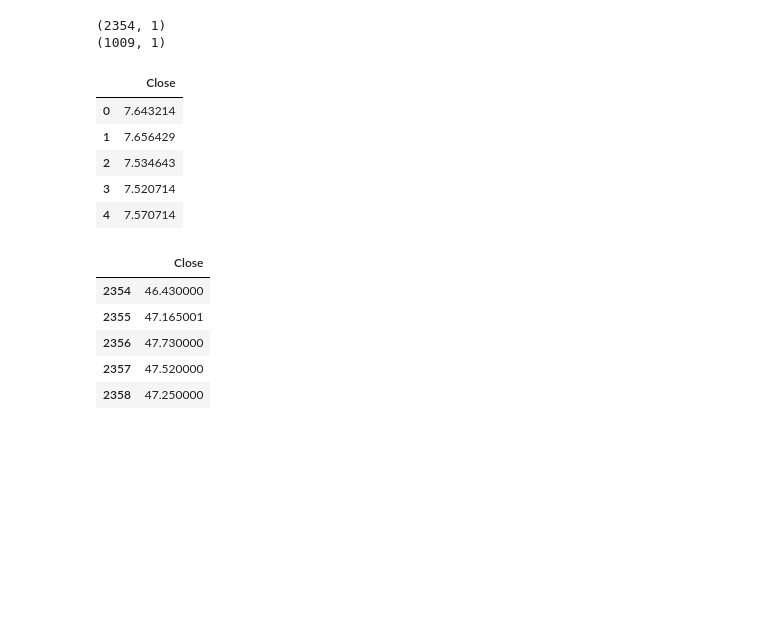
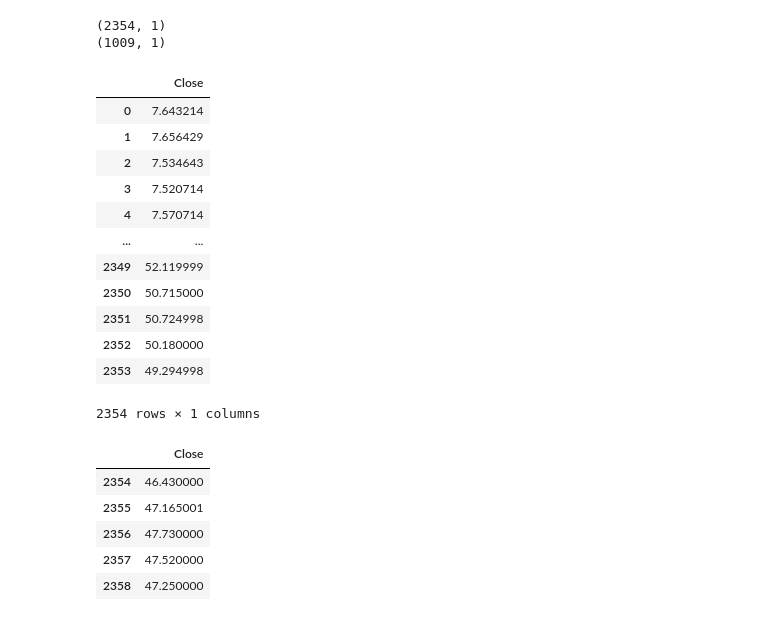
Before and after one commit to arghadip2002/Stock_Trend_Prediction, a Jupyter notebook: stock_prediction.ipynb, the cells around one changed output. Drawn from its saved outputs; the diff is of its cells as text; code cells hidden in the pictures; blank space fills up the shorter version.

```diff
--- a/stock_prediction.ipynb
+++ b/stock_prediction.ipynb
@@ -190,14 +190,21 @@ print(data_testing.shape)
 (2354, 1)
 (1009, 1)
 # %%
-data_training.head()
+data_training
 # %% [output]
 |  | Close |
 | 0 | 7.643214 |
 | 1 | 7.656429 |
 | 2 | 7.534643 |
 | 3 | 7.520714 |
 | 4 | 7.570714 |
+| ... | ... |
+| 2349 | 52.119999 |
+| 2350 | 50.715000 |
+| 2351 | 50.724998 |
+| 2352 | 50.180000 |
+| 2353 | 49.294998 |
+2354 rows × 1 columns
 # %%
 data_testing.head()
 # %% [output]
```
Also changed, not shown: parts of 18 cells of this notebook, 8 other files.
